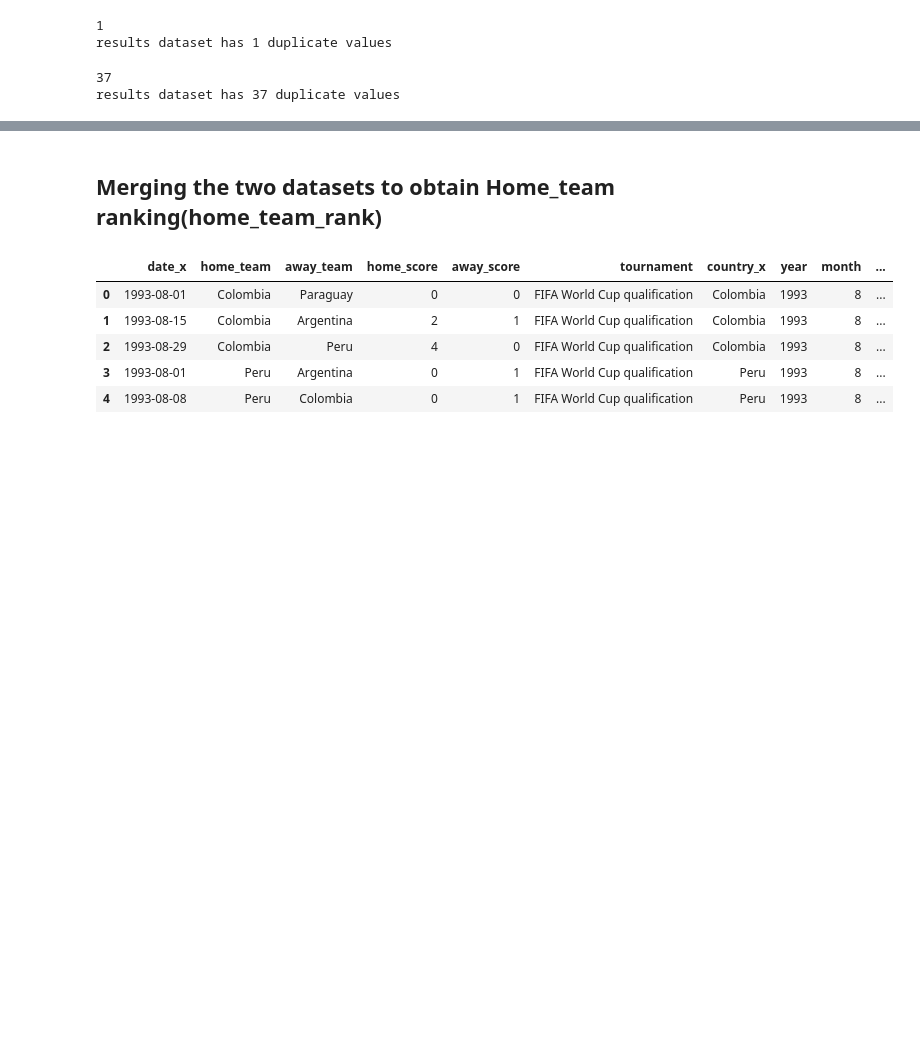
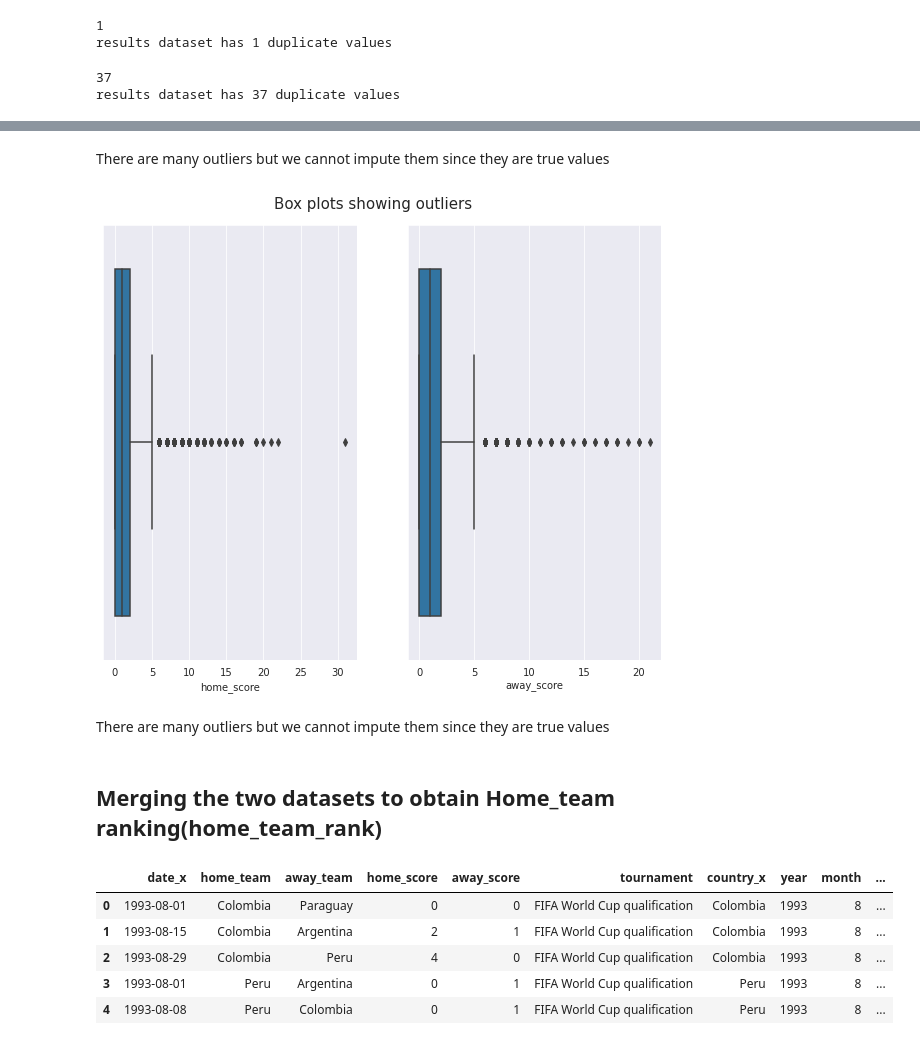
Before and after one commit to hellen2021/Football-Analysis-Mchezopesa-Limited, a Jupyter notebook: Supervised_Learning_Regression_week1_IP_Core_Module2_15_04_2022_Hellen_Cheptoo.ipynb, the cells around one changed output, grey strips where cells are left out. Drawn from its saved outputs; the diff is of its cells as text; code cells hidden in the pictures; blank space fills up the shorter version.

```diff
--- a/Supervised_Learning_Regression_week1_IP_Core_Module2_15_04_2022_Hellen_Cheptoo.ipynb
+++ b/Supervised_Learning_Regression_week1_IP_Core_Module2_15_04_2022_Hellen_Cheptoo.ipynb
@@ -282,3 +320,19 @@ fifa_ranking['month'] = fifa_ranking.date.dt.month
+# %% [markdown]
+There are many outliers but we cannot impute them since they are true values
+# %%
+# Checking for Outliers
+#
+# Plotting boxplots for each of the numerical columns
+sns.set_style('darkgrid')
+fig, axes = plt.subplots(nrows = 1, ncols = 2, figsize = (10, 8))
+fig.suptitle('Box plots showing outliers', y= 0.93, fontsize = 15)
+
+for ax, data, name in zip(axes.flatten(), results, ['home_score',	'away_score']):
+  sns.boxplot(results[name], ax = ax)
+# %% [output]
+[figure, added]
+# %% [markdown]
+There are many outliers but we cannot impute them since they are true values
 # %% [markdown]
 ## Merging the two datasets to obtain Home_team ranking(home_team_rank)
 # %%
```
Also changed, not shown: parts of 23 cells of this notebook.
